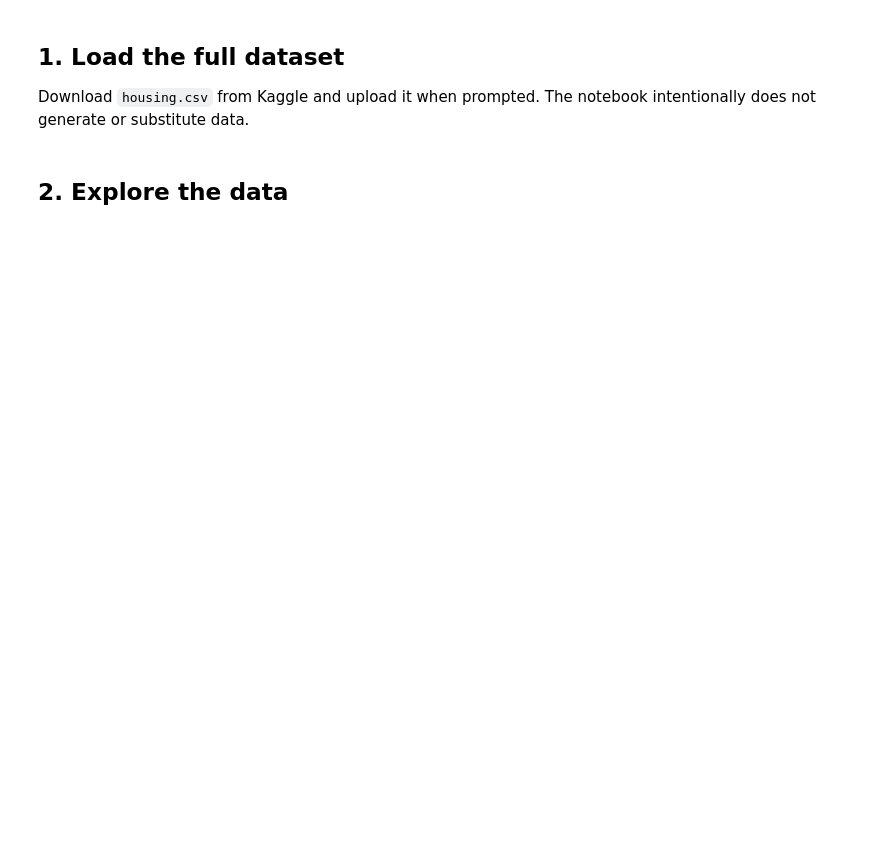
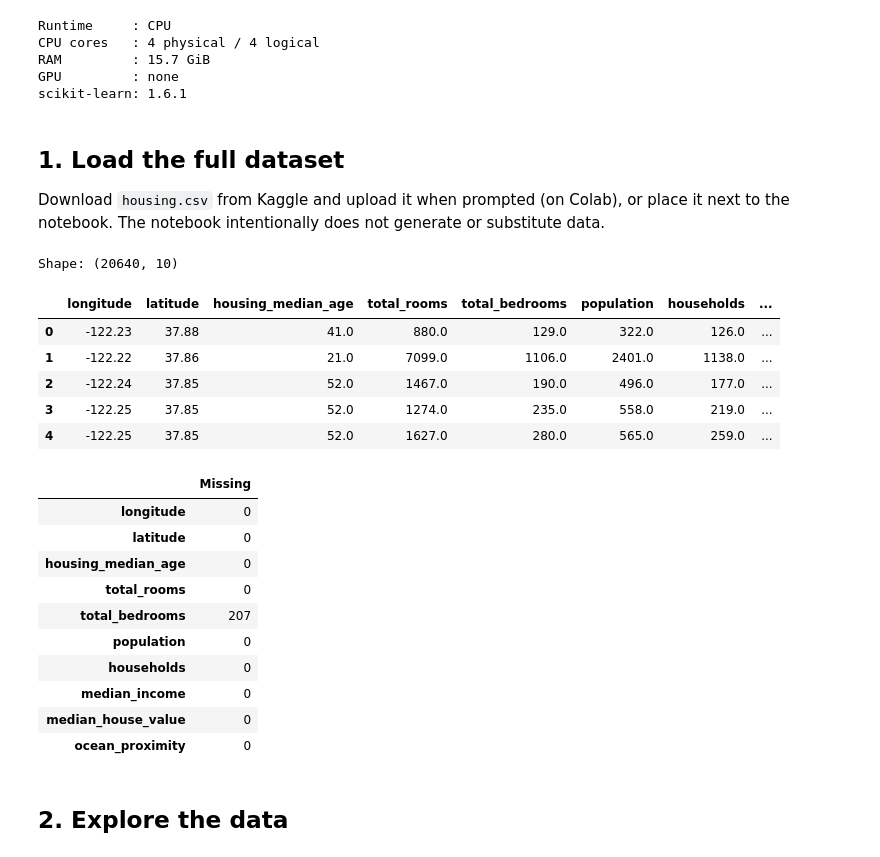
Before and after one commit to code-by-eman/california_housing_ml, a Jupyter notebook: california_housing_10fold.ipynb, the cells around one changed output. Cells and saved outputs as stored; diff of their text form; code cells hidden in the pictures; blank space fills up the shorter version.

```diff
--- a/california_housing_10fold.ipynb
+++ b/california_housing_10fold.ipynb
@@ -21,15 +29,64 @@ import joblib
+# %%
+def gpu_name():
+    try:
+        out = subprocess.run(["nvidia-smi", "--query-gpu=name,memory.total", "--format=csv,noheader"],
+                             capture_output=True, text=True, timeout=10)
+        return out.stdout.strip() if out.returncode == 0 and out.stdout.strip() else None
+    except (OSError, subprocess.TimeoutExpired):
+        return None
+
+GPU = gpu_name()
+RUNTIME = "GPU" if GPU else "CPU"
+print("Runtime     :", RUNTIME)
+print("CPU cores   :", psutil.cpu_count(logical=False), "physical /", psutil.cpu_count(), "logical")
+print("RAM         :", round(psutil.virtual_memory().total / 2**30, 1), "GiB")
+print("GPU         :", GPU or "none")
+print("scikit-learn:", sklearn.__version__)
+# %% [output]
+Runtime     : CPU
+CPU cores   : 4 physical / 4 logical
+RAM         : 15.7 GiB
+GPU         : none
+scikit-learn: 1.6.1
 # %% [markdown]
 ## 1. Load the full dataset
-Download `housing.csv` from Kaggle and upload it when prompted. The notebook intentionally does not generate or substitute data.
+Download `housing.csv` from Kaggle and upload it when prompted (on Colab), or place it next to the notebook. The notebook intentionally does not generate or substitute data.
 # %%
-from google.colab import files
-uploaded = files.upload()
-assert "housing.csv" in uploaded, "Please upload housing.csv from Kaggle"
+try:
+    from google.colab import files
+    IN_COLAB = True
+except ImportError:
+    IN_COLAB = False
+
+if not os.path.exists("housing.csv") and IN_COLAB:
+    uploaded = files.upload()
+    assert "housing.csv" in uploaded, "Please upload housing.csv from Kaggle"
+assert os.path.exists("housing.csv"), "housing.csv not found - download it from Kaggle"
+
 df = pd.read_csv("housing.csv")
 print("Shape:", df.shape)
 display(df.head())
 display(df.isna().sum().to_frame("Missing"))
 assert len(df) == 20640, "Expected 20,640 rows from the original Kaggle dataset"
+# %% [output]
+Shape: (20640, 10)
+|  | longitude | latitude | housing_median_age | total_rooms | total_bedrooms | population | households | ... |
+| 0 | -122.23 | 37.88 | 41.0 | 880.0 | 129.0 | 322.0 | 126.0 | ... |
+| 1 | -122.22 | 37.86 | 21.0 | 7099.0 | 1106.0 | 2401.0 | 1138.0 | ... |
+| 2 | -122.24 | 37.85 | 52.0 | 1467.0 | 190.0 | 496.0 | 177.0 | ... |
+| 3 | -122.25 | 37.85 | 52.0 | 1274.0 | 235.0 | 558.0 | 219.0 | ... |
+| 4 | -122.25 | 37.85 | 52.0 | 1627.0 | 280.0 | 565.0 | 259.0 | ... |
+|  | Missing |
+| longitude | 0 |
+| latitude | 0 |
+| housing_median_age | 0 |
+| total_rooms | 0 |
+| total_bedrooms | 207 |
+| population | 0 |
+| households | 0 |
+| median_income | 0 |
+| median_house_value | 0 |
+| ocean_proximity | 0 |
 # %% [markdown]
 ## 2. Explore the data
 # %%
```
Also changed, not shown: parts of 12 cells of this notebook, 6 other files.
